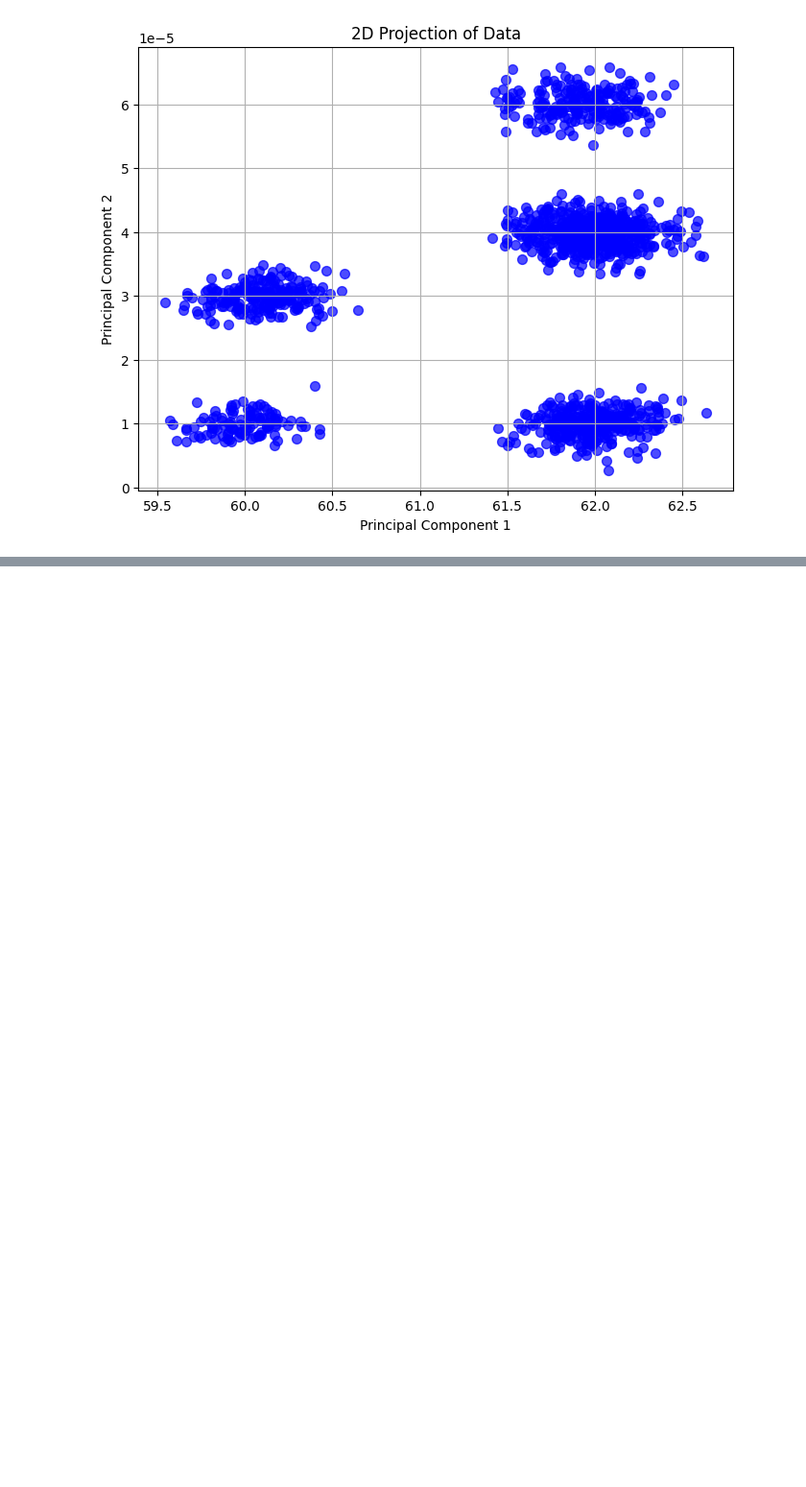
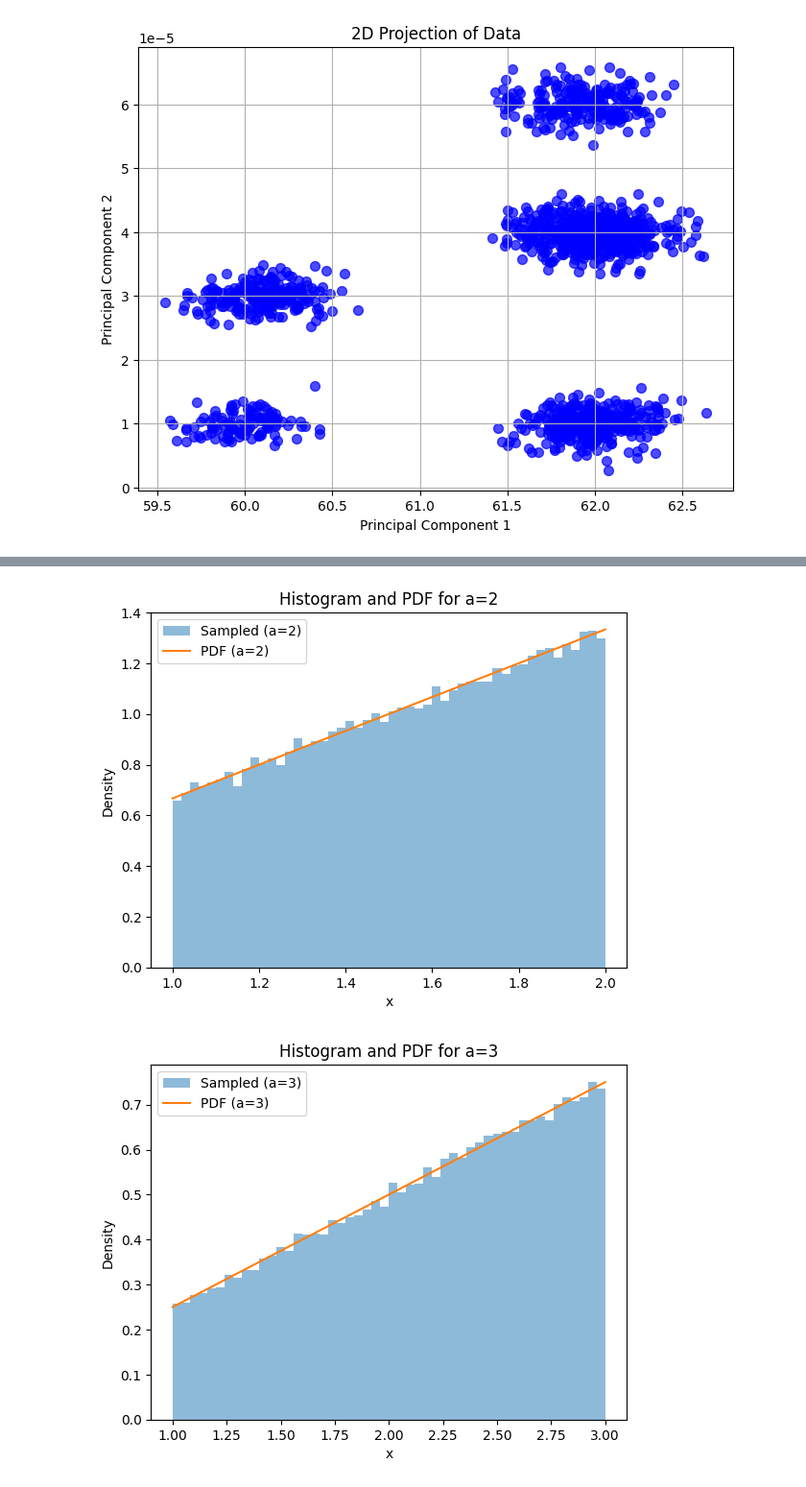
Before and after one commit to Sazid669/AI, a Jupyter notebook: Exam.ipynb, the cells around one changed output, grey strips where cells are left out. Shown: that part at 96% size. Drawn from its saved outputs; the diff is of its cells as text; code cells hidden in the pictures; blank space fills up the shorter version.

```diff
--- a/Exam.ipynb
+++ b/Exam.ipynb
@@ -102,0 +242,28 @@ plt.show()
+# %%
+def cdf_inverse(y, a):
+    return np.sqrt(y * (a**2 - 1) + 1)
+
+
+a_values = [2, 3, 4]
+num_samples = 100000
+
+for a in a_values:
+
+    y_samples = np.random.uniform(0, 1, num_samples)
+    x_samples = cdf_inverse(y_samples, a)
+
+
+    plt.hist(x_samples, bins=50, density=True, alpha=0.5, label=f'Sampled (a={a})')
+
+
+    x = np.linspace(1, a, 1000)
+    plt.plot(x, pdf(x, a), label=f'PDF (a={a})')
+
+    plt.xlabel("x")
+    plt.ylabel("Density")
+    plt.title(f"Histogram and PDF for a={a}")
+    plt.legend()
+    plt.show()
+# %% [output]
+[figure, added]
+[figure, added]
```
Also changed, not shown: parts of 16 cells of this notebook.
